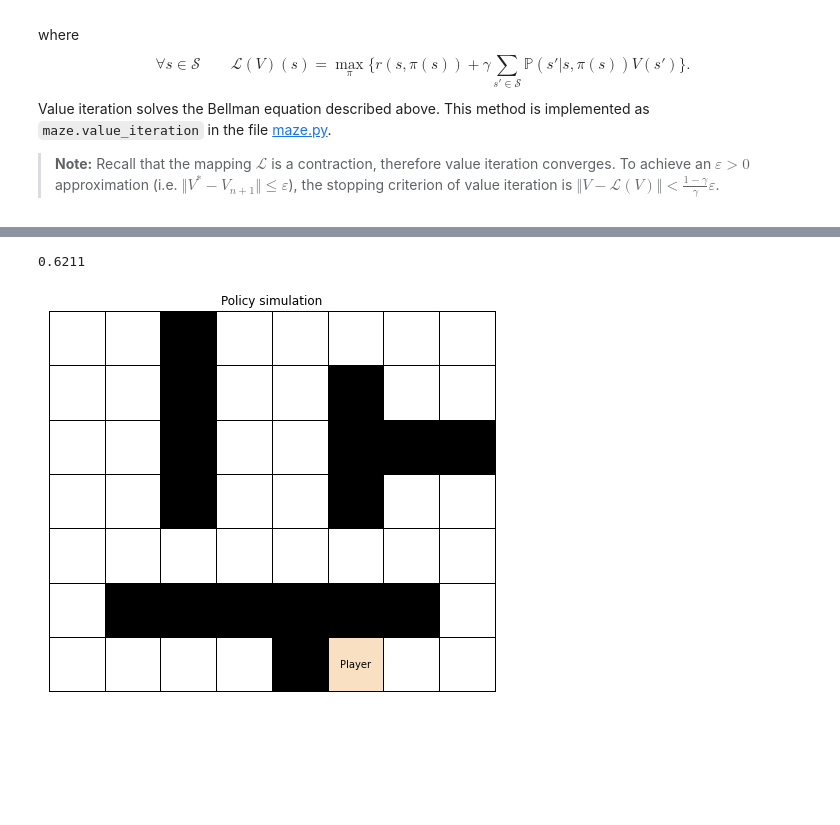
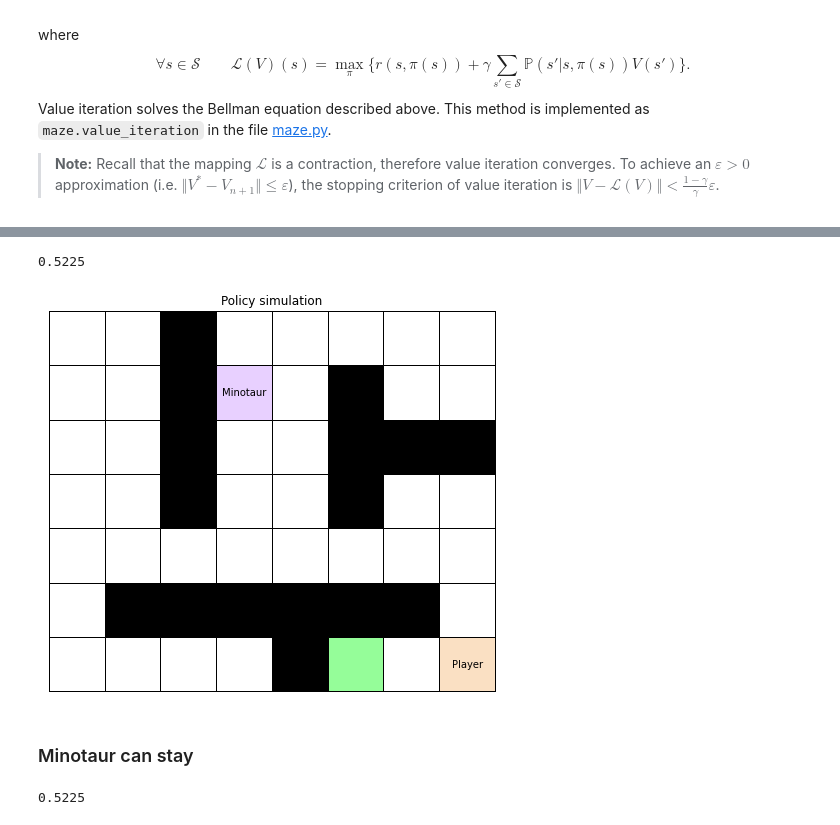
Before and after one commit to RobindeGrootNL/aMAZEing-RL-lab-1, a Jupyter notebook: lab1_p1.ipynb, the cells around one changed output, grey strips where cells are left out. Cells and saved outputs as stored; diff of their text form; code cells hidden in the pictures; blank space fills up the shorter version.

Commit message:
Fix animation function saving gif and save figures

```diff
--- a/lab1_p1.ipynb
+++ b/lab1_p1.ipynb
@@ -227,3 +195,7 @@ Value iteration solves the Bellman equation described above. This method is impl
+# %%
+# Create an environment maze
+env = mz.Maze(maze, minotaur_stay=False, cross_minotaur=True, jumping_allowed=True)
+#env.show()
 # %%
 # Discount Factor
 gamma   = 1-1/30;
@@ -273,9 +218,11 @@ for i in range(n_iters):
 probability_of_exit = sum(exited_maze_list)/n_iters
 probability_of_exit
 # %% [output]
-0.6211
+0.5225
 # %%
 # Show the shortest path
-mz.animate_solution(maze, path, path_minotaur)
+mz.animate_solution(maze, path, path_minotaur, gif_name="VI_nostay.gif")
 # %% [output]
-[figure, old version]
+[figure, new version]
+# %% [markdown]
+### Minotaur can stay
@@ -281,0 +251,5 @@ mz.animate_solution(maze, path, path_minotaur)
+# %%
+probability_of_exit = sum(exited_maze_list)/n_iters
+probability_of_exit
+# %% [output]
+0.5225
```
Also changed, not shown: parts of 16 cells of this notebook, 2 other files.
